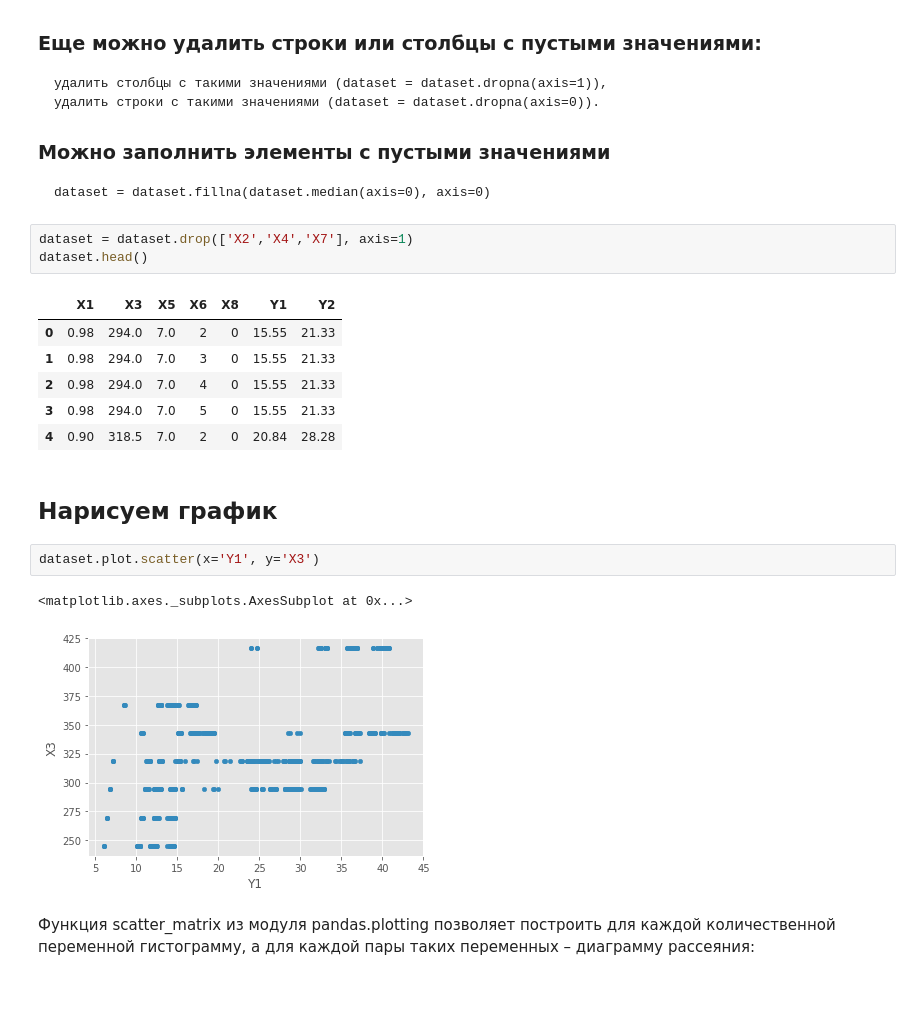
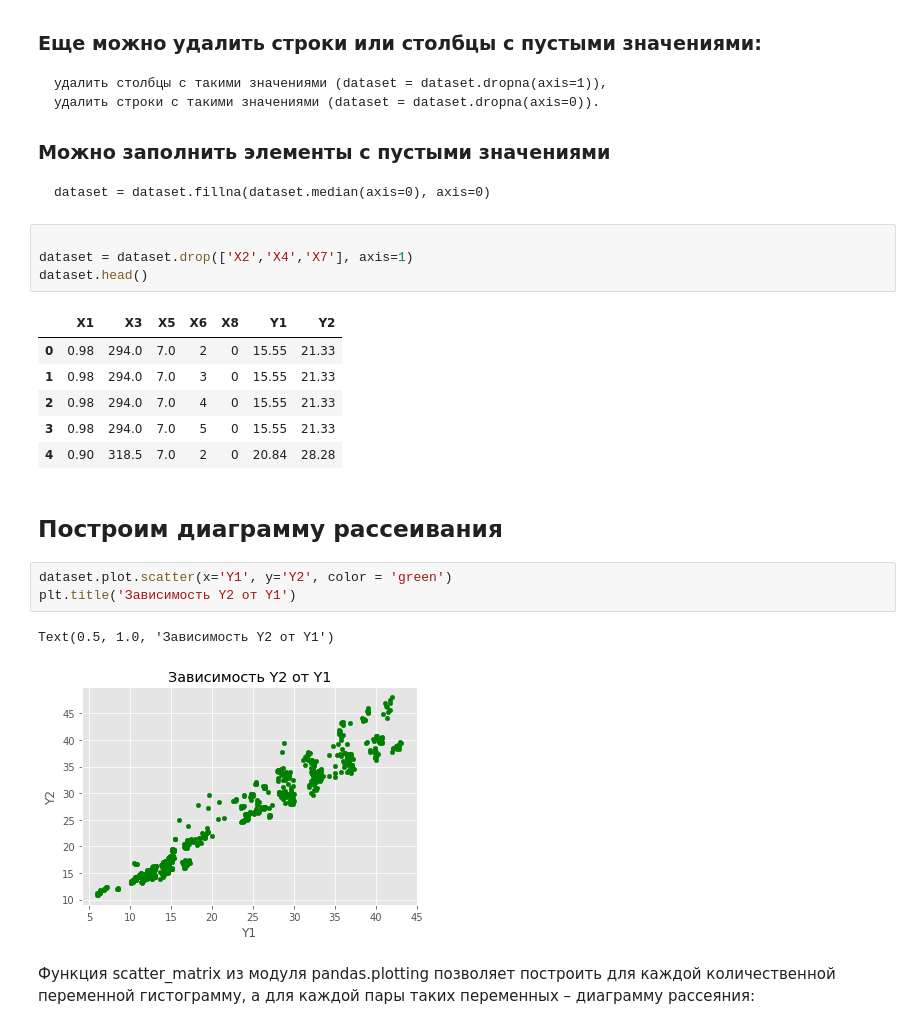
Before and after one commit to sostrikov/juputer, a Jupyter notebook: Victor.ipynb, the cells around one changed output. Saved outputs shown, nothing was run; the diff lists cells and outputs as text; blank space fills up the shorter version.

```diff
--- a/Victor.ipynb
+++ b/Victor.ipynb
@@ -124,6 +158,7 @@ dataset.corr()
 ### Можно заполнить элементы с пустыми значениями
     dataset = dataset.fillna(dataset.median(axis=0), axis=0)
 # %%
+
 dataset = dataset.drop(['X2','X4','X7'], axis=1)
 dataset.head()
 # %% [output]
@@ -133,13 +168,14 @@ dataset.head()
 | 2 | 0.98 | 294.0 | 7.0 | 4 | 0 | 15.55 | 21.33 |
 | 3 | 0.98 | 294.0 | 7.0 | 5 | 0 | 15.55 | 21.33 |
 | 4 | 0.90 | 318.5 | 7.0 | 2 | 0 | 20.84 | 28.28 |
-# %% [markdown]
-## Нарисуем график
+# %% [markdown]
+## Построим диаграмму рассеивания
 # %%
-dataset.plot.scatter(x='Y1', y='X3')
+dataset.plot.scatter(x='Y1', y='Y2', color = 'green')
+plt.title('Зависимость Y2 от Y1')
 # %% [output]
-<matplotlib.axes._subplots.AxesSubplot at 0x...>
+Text(0.5, 1.0, 'Зависимость Y2 от Y1')
-[figure, old version]
+[figure, new version]
 # %% [markdown]
 Функция scatter_matrix из модуля pandas.plotting позволяет построить для каждой количественной переменной гистограмму, а для каждой пары таких переменных – диаграмму рассеяния:
 # %%
```
Also changed, not shown: parts of 42 cells of this notebook.
